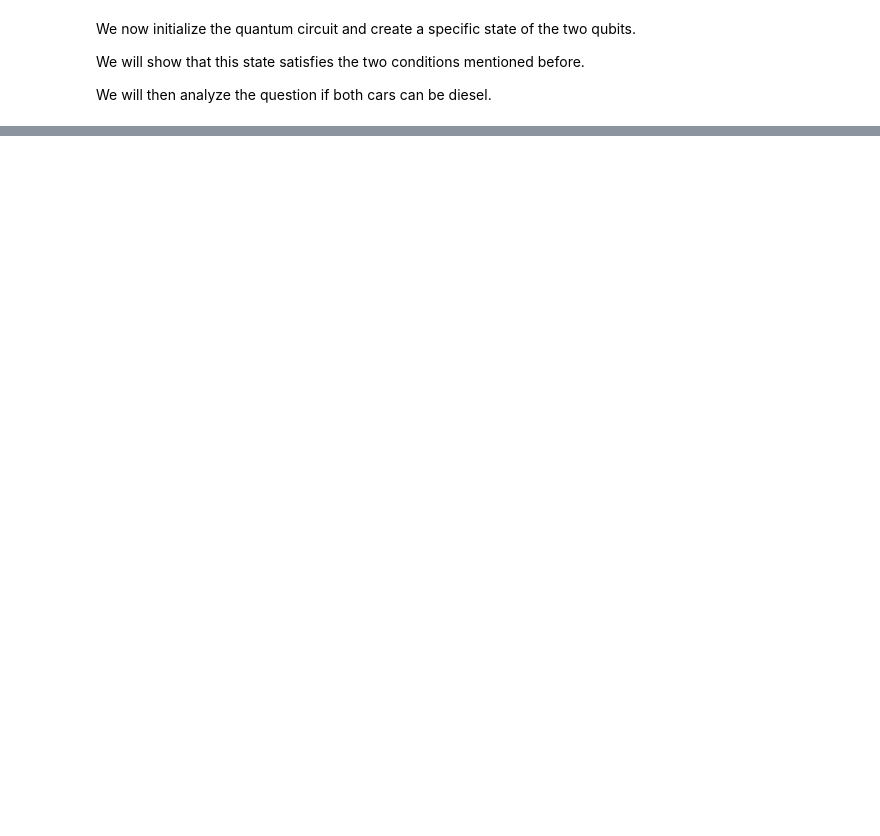
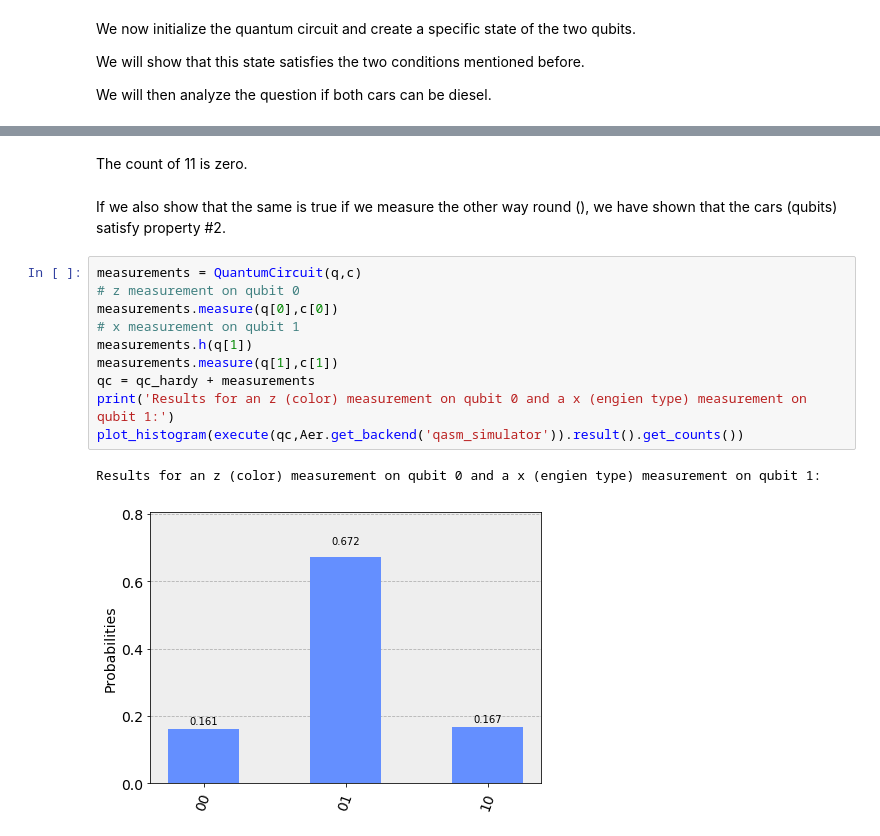
Before and after one commit to JanLahmann/Fun-with-Quantum, a Jupyter notebook: Hardys-Paradox.ipynb, the cells around one changed output, grey strips where cells are left out. Cells and saved outputs as stored; diff of their text form; blank space fills up the shorter version.

```diff
--- a/Hardys-Paradox.ipynb
+++ b/Hardys-Paradox.ipynb
@@ -364,0 +96,17 @@ We will continue the calculations with the last state vector which would have be
+# %% [markdown]
+The count of 11 is zero.
+# %% [markdown]
+If we also show that the same is true if we measure the other way round (), we have shown that the cars (qubits) satisfy property #2.
+# %%
+measurements = QuantumCircuit(q,c)
+# z measurement on qubit 0
+measurements.measure(q[0],c[0])
+# x measurement on qubit 1
+measurements.h(q[1])
+measurements.measure(q[1],c[1])
+qc = qc_hardy + measurements
+print('Results for an z (color) measurement on qubit 0 and a x (engien type) measurement on qubit 1:')
+plot_histogram(execute(qc,Aer.get_backend('qasm_simulator')).result().get_counts())
+# %% [output]
+Results for an z (color) measurement on qubit 0 and a x (engien type) measurement on qubit 1:
+[figure, added]
```
Also changed, not shown: parts of 52 cells of this notebook, 12 other files.
